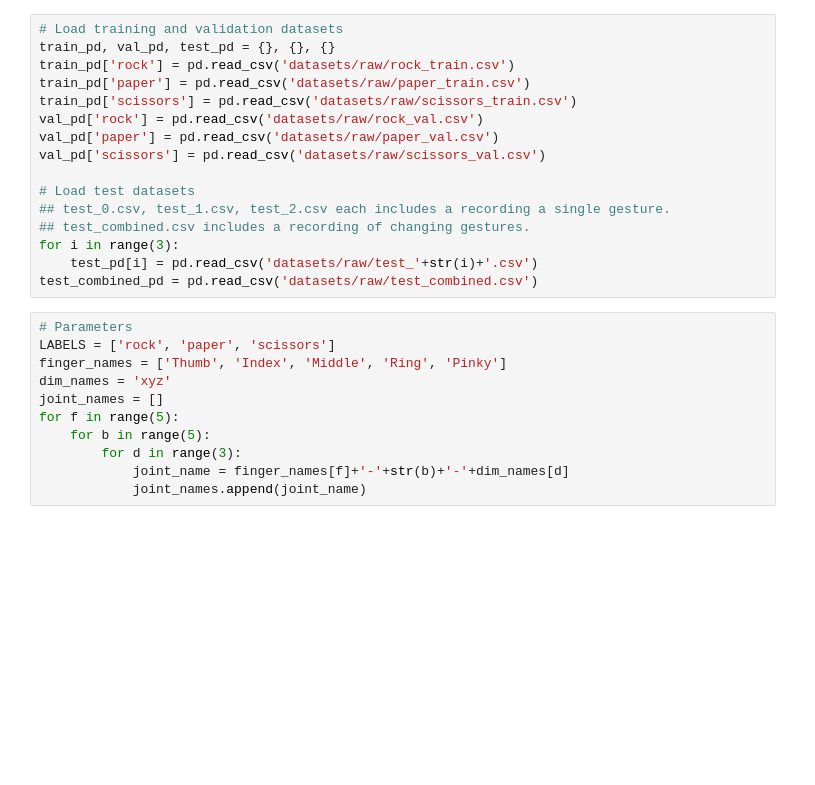
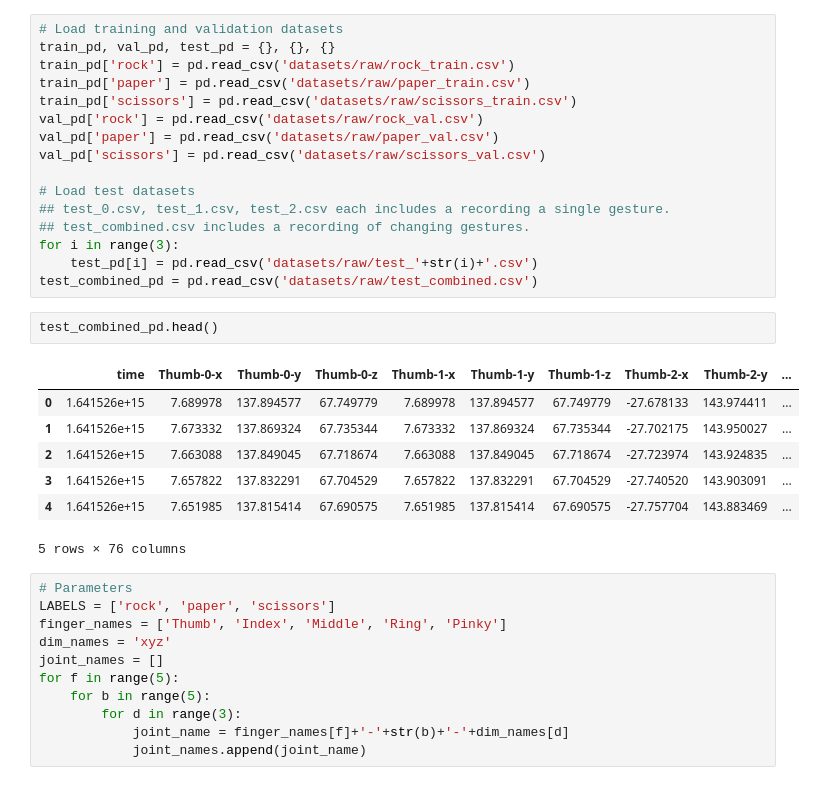
Before and after one commit to ZTTTX/598HRI, a Jupyter notebook: ece598hri-fa23-mps/ws_hri/src/hand_gesture_classifier/hand_data_analysis.ipynb, the cells around one changed output. Drawn from its saved outputs; the diff is of its cells as text; blank space fills up the shorter version.

```diff
--- a/ece598hri-fa23-mps/ws_hri/src/hand_gesture_classifier/hand_data_analysis.ipynb
+++ b/ece598hri-fa23-mps/ws_hri/src/hand_gesture_classifier/hand_data_analysis.ipynb
@@ -27,6 +27,16 @@ val_pd['scissors'] = pd.read_csv('datasets/raw/scissors_val.csv')
 for i in range(3):
     test_pd[i] = pd.read_csv('datasets/raw/test_'+str(i)+'.csv')
 test_combined_pd = pd.read_csv('datasets/raw/test_combined.csv')
+# %%
+test_combined_pd.head()
+# %% [output]
+|  | time | Thumb-0-x | Thumb-0-y | Thumb-0-z | Thumb-1-x | Thumb-1-y | Thumb-1-z | Thumb-2-x | Thumb-2-y | ... |
+| 0 | 1.641526e+15 | 7.689978 | 137.894577 | 67.749779 | 7.689978 | 137.894577 | 67.749779 | -27.678133 | 143.974411 | ... |
+| 1 | 1.641526e+15 | 7.673332 | 137.869324 | 67.735344 | 7.673332 | 137.869324 | 67.735344 | -27.702175 | 143.950027 | ... |
+| 2 | 1.641526e+15 | 7.663088 | 137.849045 | 67.718674 | 7.663088 | 137.849045 | 67.718674 | -27.723974 | 143.924835 | ... |
+| 3 | 1.641526e+15 | 7.657822 | 137.832291 | 67.704529 | 7.657822 | 137.832291 | 67.704529 | -27.740520 | 143.903091 | ... |
+| 4 | 1.641526e+15 | 7.651985 | 137.815414 | 67.690575 | 7.651985 | 137.815414 | 67.690575 | -27.757704 | 143.883469 | ... |
+5 rows × 76 columns
 # %%
 # Parameters
 LABELS = ['rock', 'paper', 'scissors']
```
Also changed, not shown: parts of 4 cells of this notebook, 8 other files.
